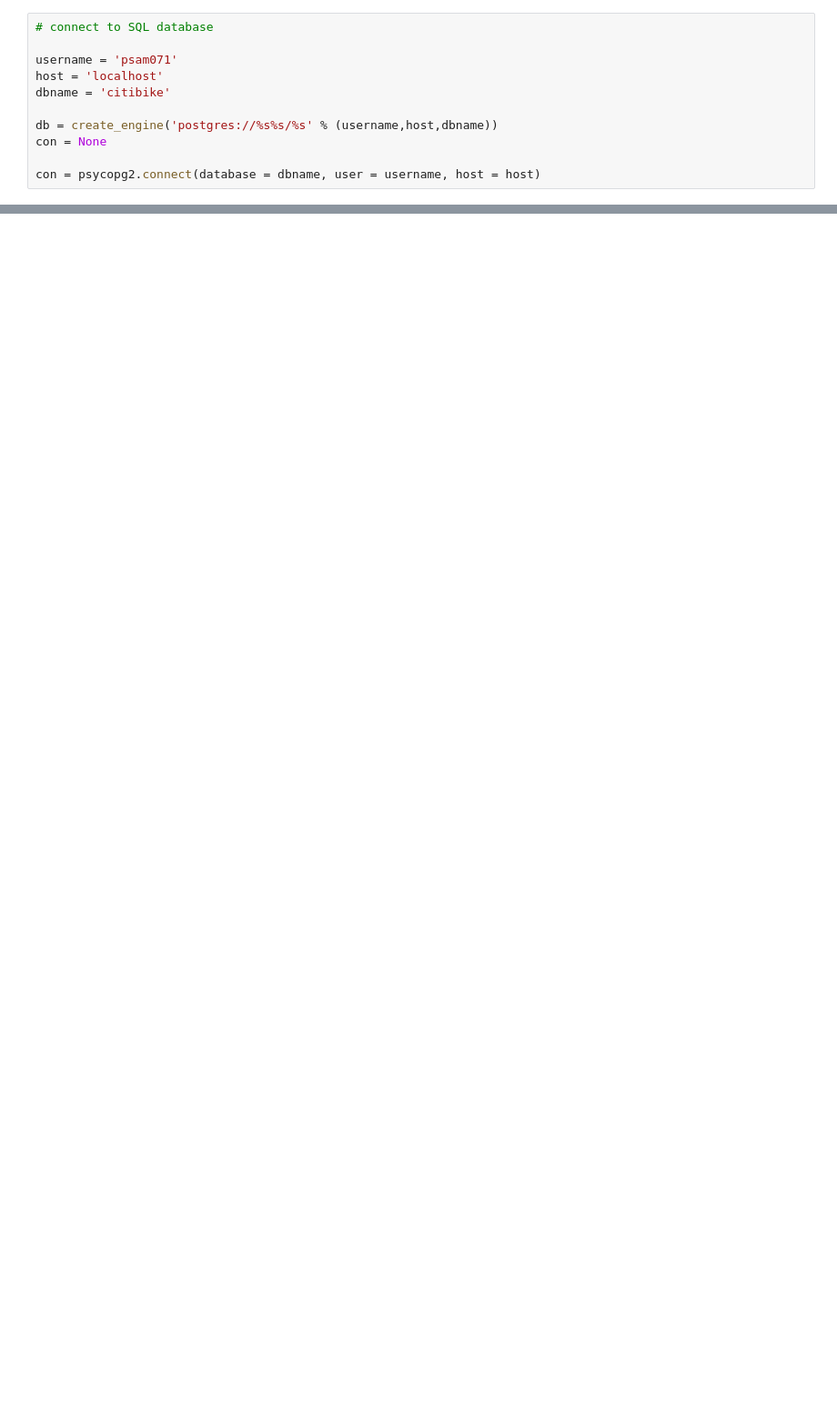
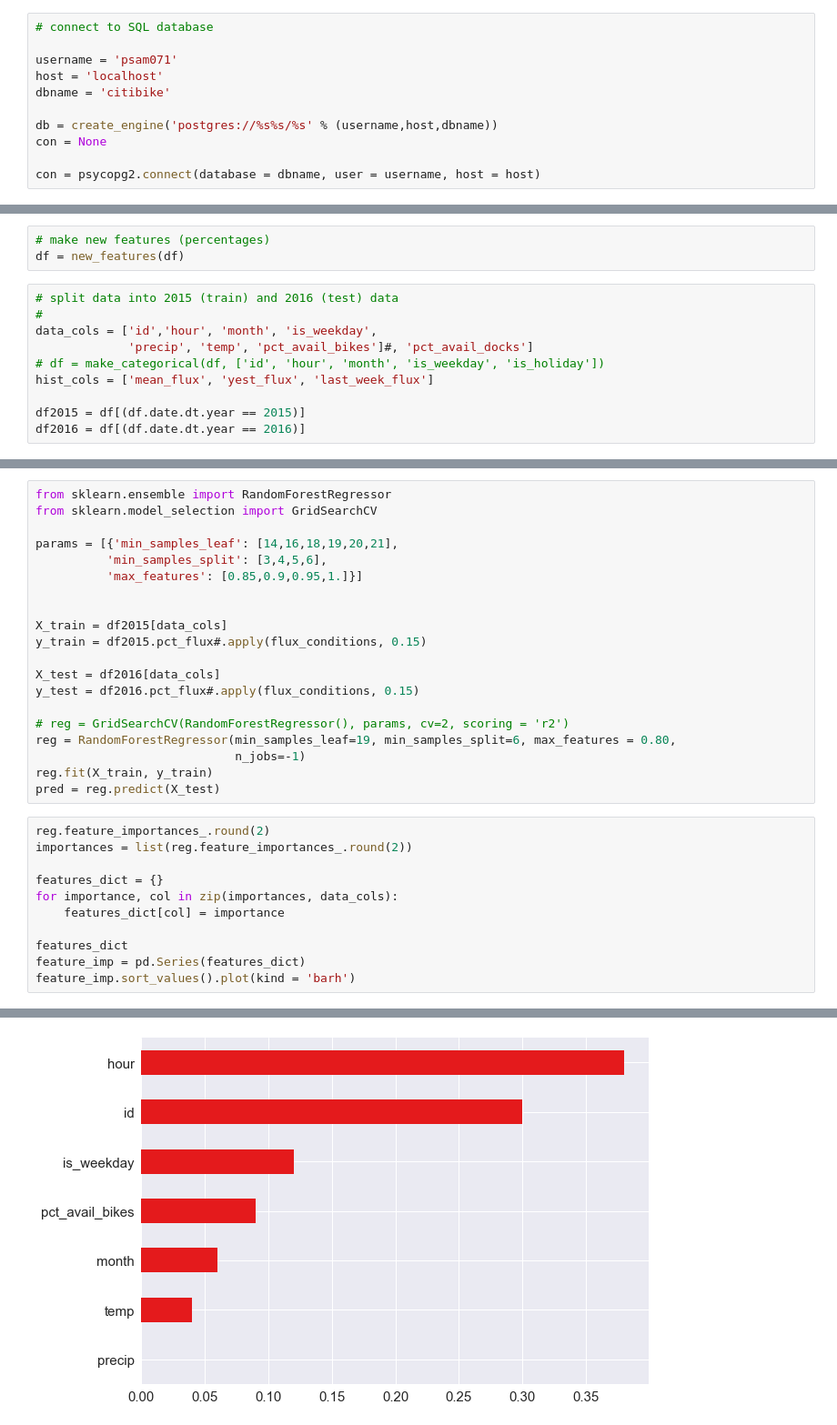
Before and after one commit to djevans071/Rebalancing-Citibike, a Jupyter notebook: modeling.ipynb, the cells around one changed output, grey strips where cells are left out. Shown at 91% size. Drawn from its saved outputs; the diff is of its cells as text; blank space fills up the shorter version.

Commit message:
Finished first level of modeling, starting webapp

```diff
--- a/modeling.ipynb
+++ b/modeling.ipynb
@@ -183,0 +106,13 @@ df1['bikes_in'].head()
+# %%
+# make new features (percentages)
+df = new_features(df)
+# %%
+# split data into 2015 (train) and 2016 (test) data
+#
+data_cols = ['id','hour', 'month', 'is_weekday',
+             'precip', 'temp', 'pct_avail_bikes']#, 'pct_avail_docks']
+# df = make_categorical(df, ['id', 'hour', 'month', 'is_weekday', 'is_holiday'])
+hist_cols = ['mean_flux', 'yest_flux', 'last_week_flux']
+
+df2015 = df[(df.date.dt.year == 2015)]
+df2016 = df[(df.date.dt.year == 2016)]
@@ -183,0 +164,32 @@ df1['bikes_in'].head()
+# %%
+from sklearn.ensemble import RandomForestRegressor
+from sklearn.model_selection import GridSearchCV
+
+params = [{'min_samples_leaf': [14,16,18,19,20,21],
+          'min_samples_split': [3,4,5,6],
+          'max_features': [0.85,0.9,0.95,1.]}]
+
+
+X_train = df2015[data_cols]
+y_train = df2015.pct_flux#.apply(flux_conditions, 0.15)
+
+X_test = df2016[data_cols]
+y_test = df2016.pct_flux#.apply(flux_conditions, 0.15)
+
+# reg = GridSearchCV(RandomForestRegressor(), params, cv=2, scoring = 'r2')
+reg = RandomForestRegressor(min_samples_leaf=19, min_samples_split=6, max_features = 0.80,
+                            n_jobs=-1)
+reg.fit(X_train, y_train)
+pred = reg.predict(X_test)
+# %%
+reg.feature_importances_.round(2)
+importances = list(reg.feature_importances_.round(2))
+
+features_dict = {}
+for importance, col in zip(importances, data_cols):
+    features_dict[col] = importance
+
+features_dict
+feature_imp = pd.Series(features_dict)
+feature_imp.sort_values().plot(kind = 'barh')
+# %% [output]
@@ -183,0 +197 @@ df1['bikes_in'].head()
+[figure, added]
```
Also changed, not shown: parts of 69 cells of this notebook, 8 other files.
